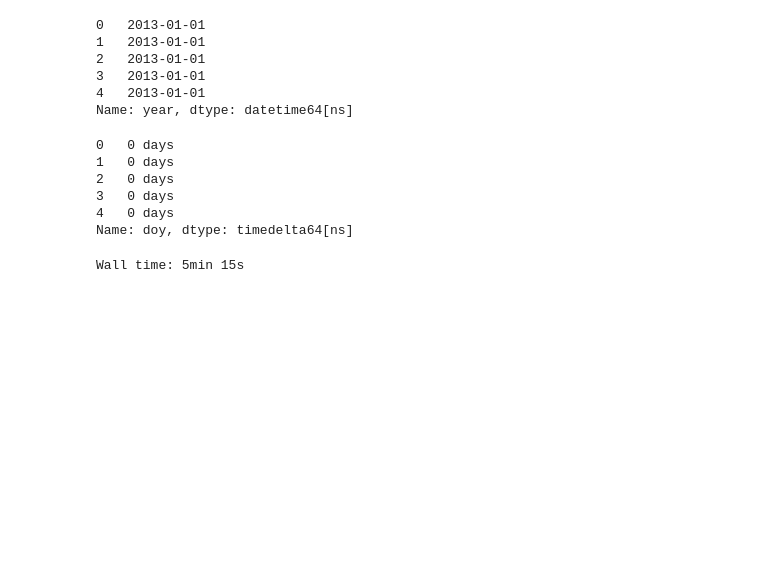
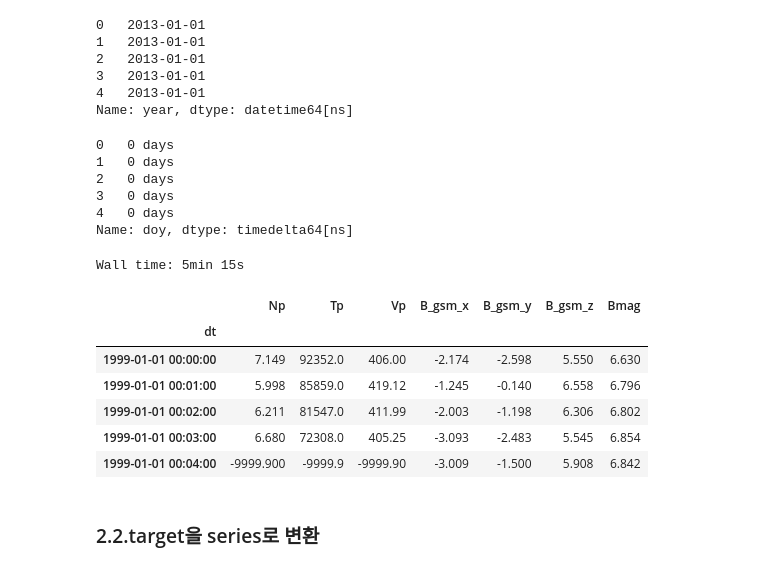
Before and after one commit to GDAI-inov/Space, a Jupyter notebook: 우주 .ipynb, the cells around one changed output. Saved outputs shown, nothing was run; the diff lists cells and outputs as text; code cells hidden in the pictures; blank space fills up the shorter version.

```diff
--- a/우주 .ipynb
+++ b/우주 .ipynb
@@ -186,3 +161,15 @@ with open("ace_with_datetime.pickle", "wb") as fp:
 
 for year in range(1999,2014):
     ace[year].to_csv(f"ace_{year}_datetime.csv")
+# %%
+ace[1999].head()
+# %% [output]
+|  | Np | Tp | Vp | B_gsm_x | B_gsm_y | B_gsm_z | Bmag |
+| dt |  |  |  |  |  |  |  |
+| 1999-01-01 00:00:00 | 7.149 | 92352.0 | 406.00 | -2.174 | -2.598 | 5.550 | 6.630 |
+| 1999-01-01 00:01:00 | 5.998 | 85859.0 | 419.12 | -1.245 | -0.140 | 6.558 | 6.796 |
+| 1999-01-01 00:02:00 | 6.211 | 81547.0 | 411.99 | -2.003 | -1.198 | 6.306 | 6.802 |
+| 1999-01-01 00:03:00 | 6.680 | 72308.0 | 405.25 | -3.093 | -2.483 | 5.545 | 6.854 |
+| 1999-01-01 00:04:00 | -9999.900 | -9999.9 | -9999.90 | -3.009 | -1.500 | 5.908 | 6.842 |
+# %% [markdown]
+### 2.2.target을 series로 변환
```
Also changed, not shown: parts of 30 cells of this notebook.
